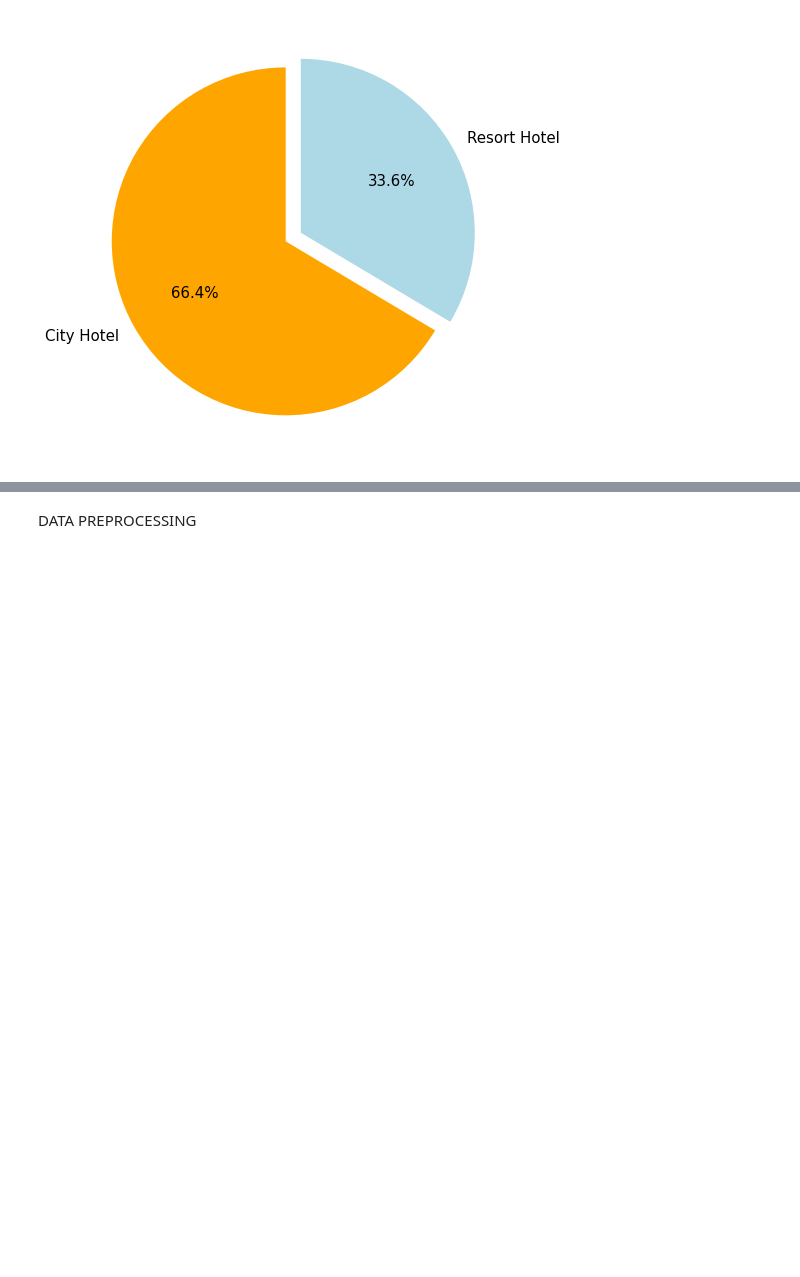
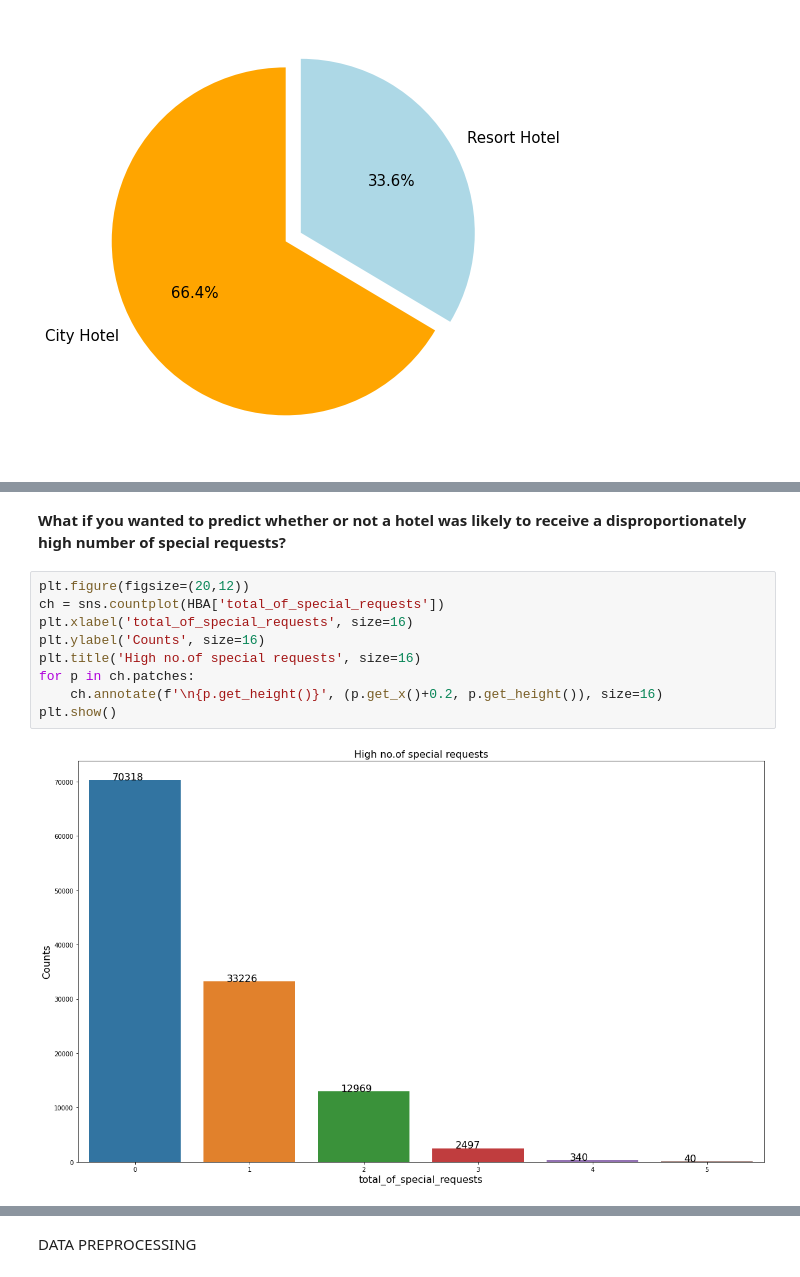
Before and after one commit to Sara19598/Hotel-Booking-Analysis, a Jupyter notebook: Hotel_Booking_Analysis_Capstone_Project.ipynb, the cells around one changed output, grey strips where cells are left out. Cells and saved outputs as stored; diff of their text form; blank space fills up the shorter version.

```diff
--- a/Hotel_Booking_Analysis_Capstone_Project.ipynb
+++ b/Hotel_Booking_Analysis_Capstone_Project.ipynb
@@ -246,0 +327,13 @@ plt.show()
+# %% [markdown]
+**What if you wanted to predict whether or not a hotel was likely to receive a disproportionately high number of special requests?**
+# %%
+plt.figure(figsize=(20,12))
+ch = sns.countplot(HBA['total_of_special_requests'])
+plt.xlabel('total_of_special_requests', size=16)
+plt.ylabel('Counts', size=16)
+plt.title('High no.of special requests', size=16)
+for p in ch.patches:
+    ch.annotate(f'\n{p.get_height()}', (p.get_x()+0.2, p.get_height()), size=16)
+plt.show()
+# %% [output]
+[figure, added]
```
Also changed, not shown: parts of 43 cells of this notebook.
